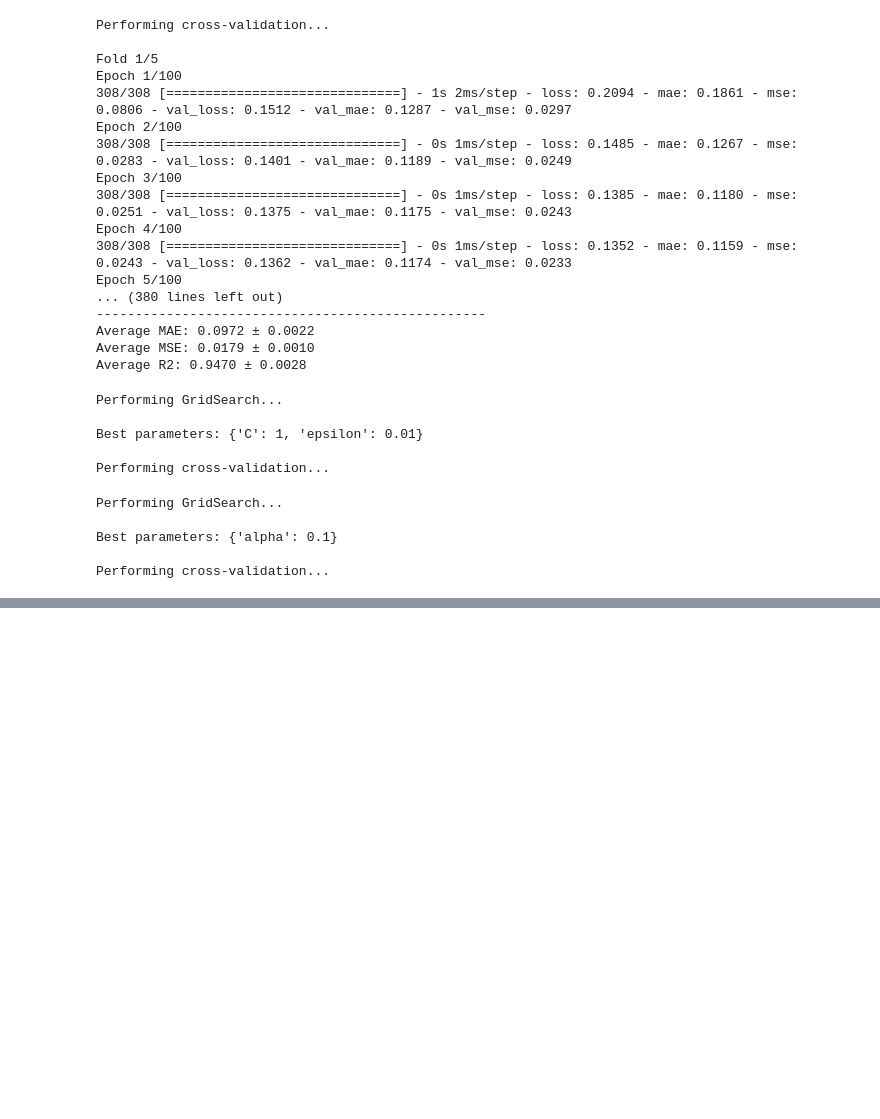
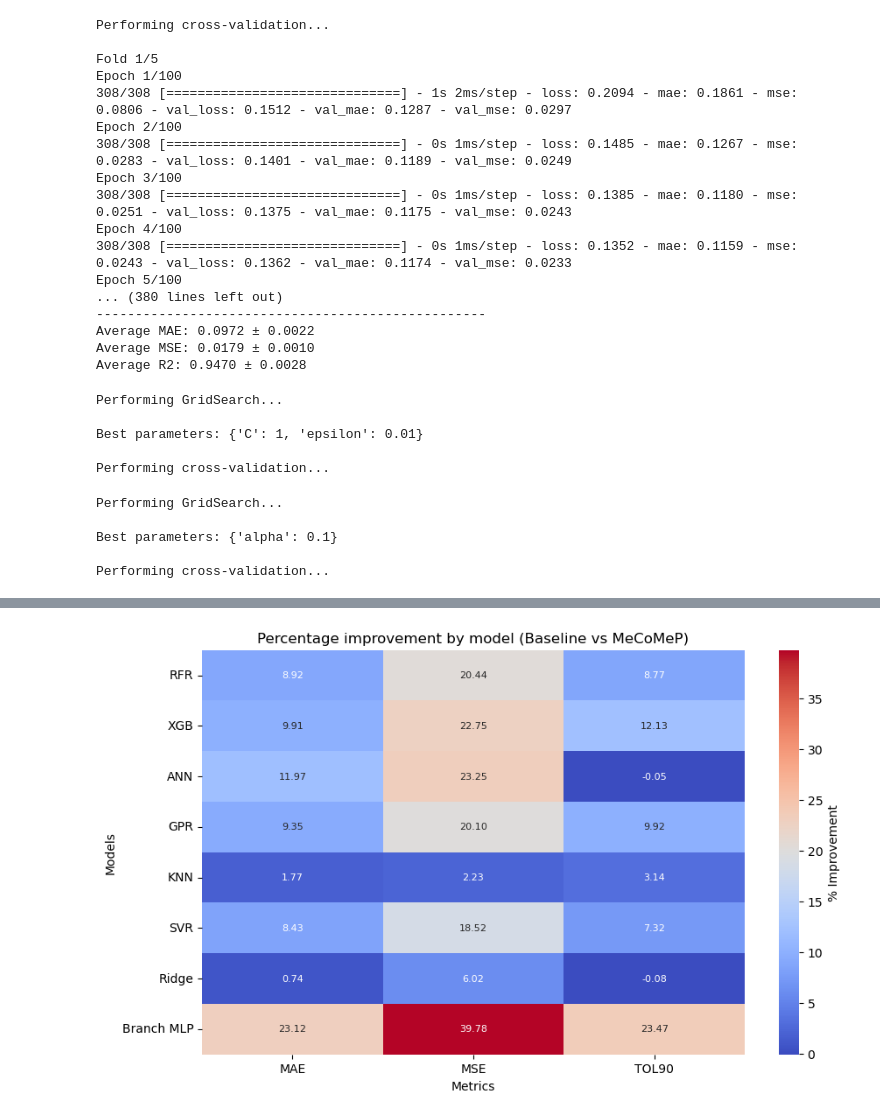
Before and after one commit to TonnyLe14/master-thesis, a Jupyter notebook: mecomep_cv.ipynb, the cells around one changed output, grey strips where cells are left out. Saved outputs shown, nothing was run; the diff lists cells and outputs as text; code cells hidden in the pictures; blank space fills up the shorter version.

```diff
--- a/mecomep_cv.ipynb
+++ b/mecomep_cv.ipynb
@@ -1102,0 +1222,42 @@ Epoch [90/100], Loss: 0.1265
+# %%
+import seaborn as sns
+
+# Baseline data
+baseline_data = {
+    'R2': [0.9467, 0.9443, 0.9324, 0.9399, 0.9338, 0.9362, 0.9216, 0.9461],
+    'MAE': [0.0942, 0.0969, 0.1086, 0.1037, 0.1075, 0.1044, 0.1217, 0.0930],
+    'MSE': [0.0181, 0.0189, 0.0228, 0.0204, 0.0224, 0.0216, 0.0266, 0.0181],
+    'TOL90': [0.2190, 0.2258, 1.3353, 0.2299, 0.2421, 0.2364, 0.2564, 0.2199]
+}
+
+# MeCoMeP data
+mecomep_data = {
+    'R2': [0.9574, 0.9571, 0.9480, 0.9520, 0.9356, 0.9482, 0.9264, 0.9677],
+    'MAE': [0.0858, 0.0873, 0.0956, 0.0940, 0.1056, 0.0956, 0.1208, 0.0715],
+    'MSE': [0.0144, 0.0146, 0.0175, 0.0163, 0.0219, 0.0176, 0.0250, 0.0109],
+    'TOL90': [0.1998, 0.1984, 1.3360, 0.2071, 0.2345, 0.2191, 0.2566, 0.1683]
+}
+
+improvements = {}
+for metric in ['MAE', 'MSE', 'TOL90']:  # Exclude R2
+    baseline = np.array(baseline_data[metric])
+    mecomep = np.array(mecomep_data[metric])
+    improvement = ((baseline - mecomep) / baseline) * 100
+    improvements[metric] = improvement
+
+# Convert to a DataFrame
+improvement_df = pd.DataFrame(improvements)
+
+# Assign model names as row labels
+models = ['RFR', 'XGB', 'ANN', 'GPR', 'KNN', 'SVR', 'Ridge', 'Branch MLP']
+improvement_df.index = models
+
+# Create the heatmap
+plt.figure(figsize=(10, 6))
+sns.heatmap(improvement_df, annot=True, fmt=".2f", cmap="coolwarm", cbar_kws={'label': '% Improvement'}, annot_kws={"size": 8})
+plt.title("Percentage improvement by model (Baseline vs MeCoMeP)")
+plt.xlabel("Metrics")
+plt.ylabel("Models")
+plt.show()
+# %% [output]
+[figure, added]
```
Also changed, not shown: parts of 9 cells of this notebook, 13 other files.
